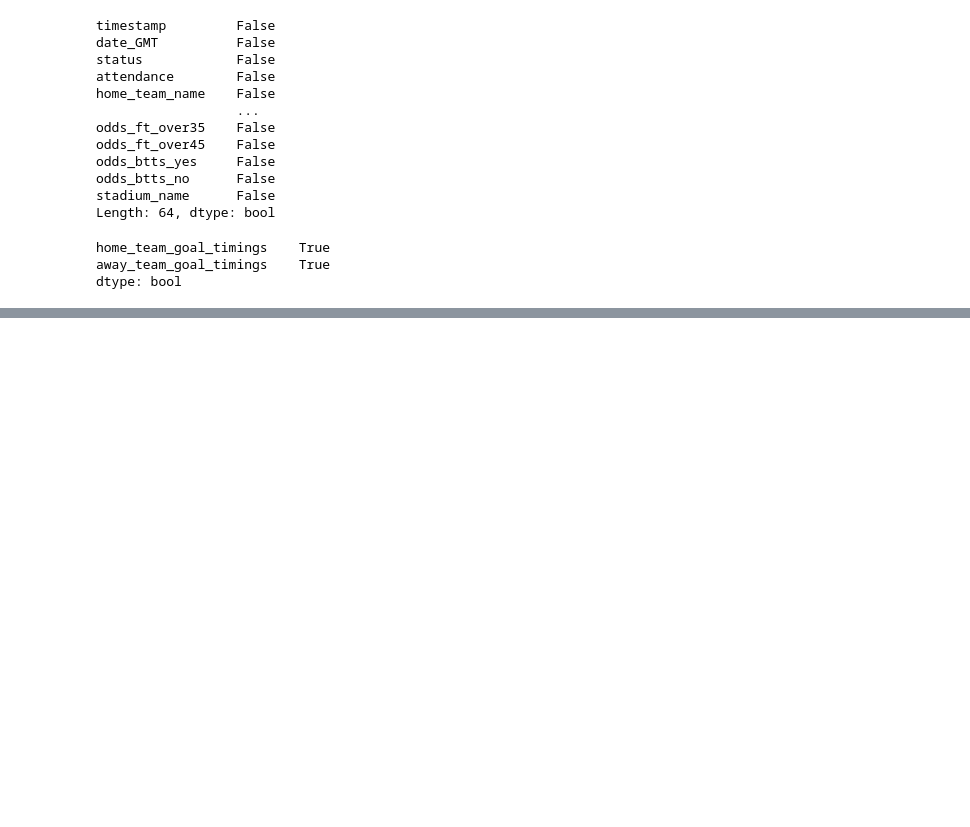
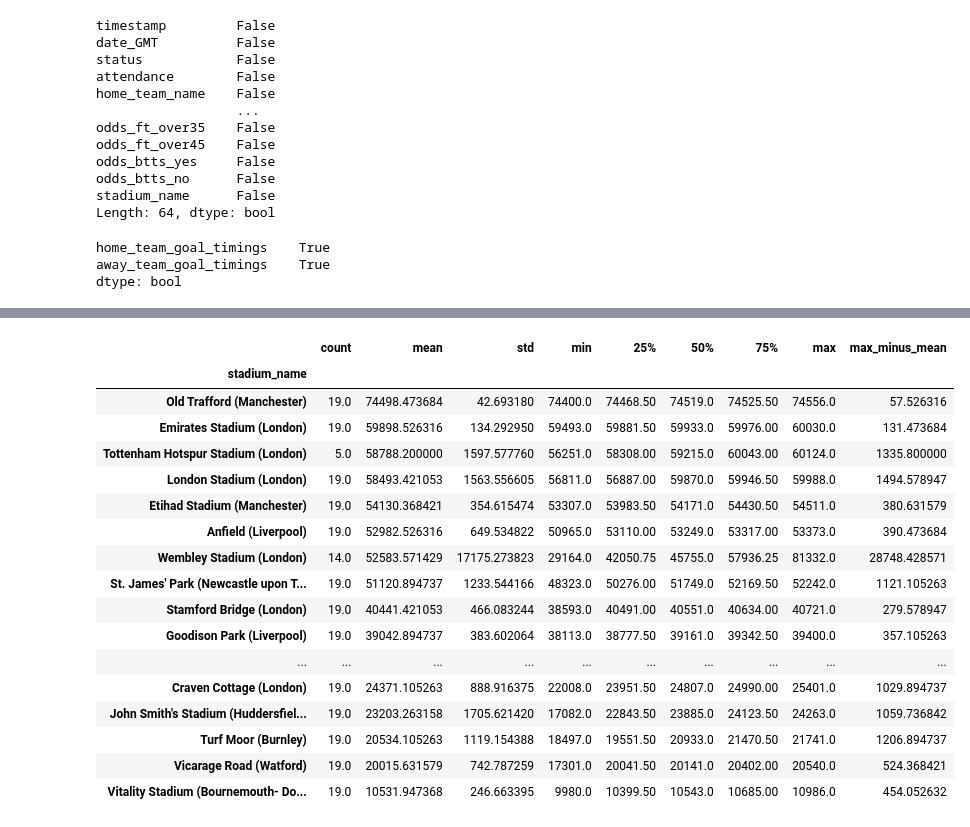
Before and after one commit to florisjanvf/PL-Analysis, a Jupyter notebook: one.ipynb, the cells around one changed output, grey strips where cells are left out. Cells and saved outputs as stored; diff of their text form; code cells hidden in the pictures; blank space fills up the shorter version.

Commit message:
added some analysis on attendance of 2018-2019 season

```diff
--- a/one.ipynb
+++ b/one.ipynb
@@ -61,0 +78,27 @@ dtype: bool
+# %%
+data_stadium_group = data.groupby('stadium_name')
+# %%
+attendance_summary = data_stadium_group['attendance'].describe().sort_values(by='mean', ascending=False)
+# %%
+attendance_summary['max_minus_mean'] = attendance_summary['max'] - attendance_summary['mean']
+# %%
+attendance_summary
+# %% [output]
+|  | count | mean | std | min | 25% | 50% | 75% | max | max_minus_mean |
+| stadium_name |  |  |  |  |  |  |  |  |  |
+| Old Trafford (Manchester) | 19.0 | 74498.473684 | 42.693180 | 74400.0 | 74468.50 | 74519.0 | 74525.50 | 74556.0 | 57.526316 |
+| Emirates Stadium (London) | 19.0 | 59898.526316 | 134.292950 | 59493.0 | 59881.50 | 59933.0 | 59976.00 | 60030.0 | 131.473684 |
+| Tottenham Hotspur Stadium (London) | 5.0 | 58788.200000 | 1597.577760 | 56251.0 | 58308.00 | 59215.0 | 60043.00 | 60124.0 | 1335.800000 |
+| London Stadium (London) | 19.0 | 58493.421053 | 1563.556605 | 56811.0 | 56887.00 | 59870.0 | 59946.50 | 59988.0 | 1494.578947 |
+| Etihad Stadium (Manchester) | 19.0 | 54130.368421 | 354.615474 | 53307.0 | 53983.50 | 54171.0 | 54430.50 | 54511.0 | 380.631579 |
+| Anfield (Liverpool) | 19.0 | 52982.526316 | 649.534822 | 50965.0 | 53110.00 | 53249.0 | 53317.00 | 53373.0 | 390.473684 |
+| Wembley Stadium (London) | 14.0 | 52583.571429 | 17175.273823 | 29164.0 | 42050.75 | 45755.0 | 57936.25 | 81332.0 | 28748.428571 |
+| St. James' Park (Newcastle upon T... | 19.0 | 51120.894737 | 1233.544166 | 48323.0 | 50276.00 | 51749.0 | 52169.50 | 52242.0 | 1121.105263 |
+| Stamford Bridge (London) | 19.0 | 40441.421053 | 466.083244 | 38593.0 | 40491.00 | 40551.0 | 40634.00 | 40721.0 | 279.578947 |
+| Goodison Park (Liverpool) | 19.0 | 39042.894737 | 383.602064 | 38113.0 | 38777.50 | 39161.0 | 39342.50 | 39400.0 | 357.105263 |
+| ... | ... | ... | ... | ... | ... | ... | ... | ... | ... |
+| Craven Cottage (London) | 19.0 | 24371.105263 | 888.916375 | 22008.0 | 23951.50 | 24807.0 | 24990.00 | 25401.0 | 1029.894737 |
+| John Smith's Stadium (Huddersfiel... | 19.0 | 23203.263158 | 1705.621420 | 17082.0 | 22843.50 | 23885.0 | 24123.50 | 24263.0 | 1059.736842 |
+| Turf Moor (Burnley) | 19.0 | 20534.105263 | 1119.154388 | 18497.0 | 19551.50 | 20933.0 | 21470.50 | 21741.0 | 1206.894737 |
+| Vicarage Road (Watford) | 19.0 | 20015.631579 | 742.787259 | 17301.0 | 20041.50 | 20141.0 | 20402.00 | 20540.0 | 524.368421 |
+| Vitality Stadium (Bournemouth- Do... | 19.0 | 10531.947368 | 246.663395 | 9980.0 | 10399.50 | 10543.0 | 10685.00 | 10986.0 | 454.052632 |
```
Also changed, not shown: parts of 3 cells of this notebook.
